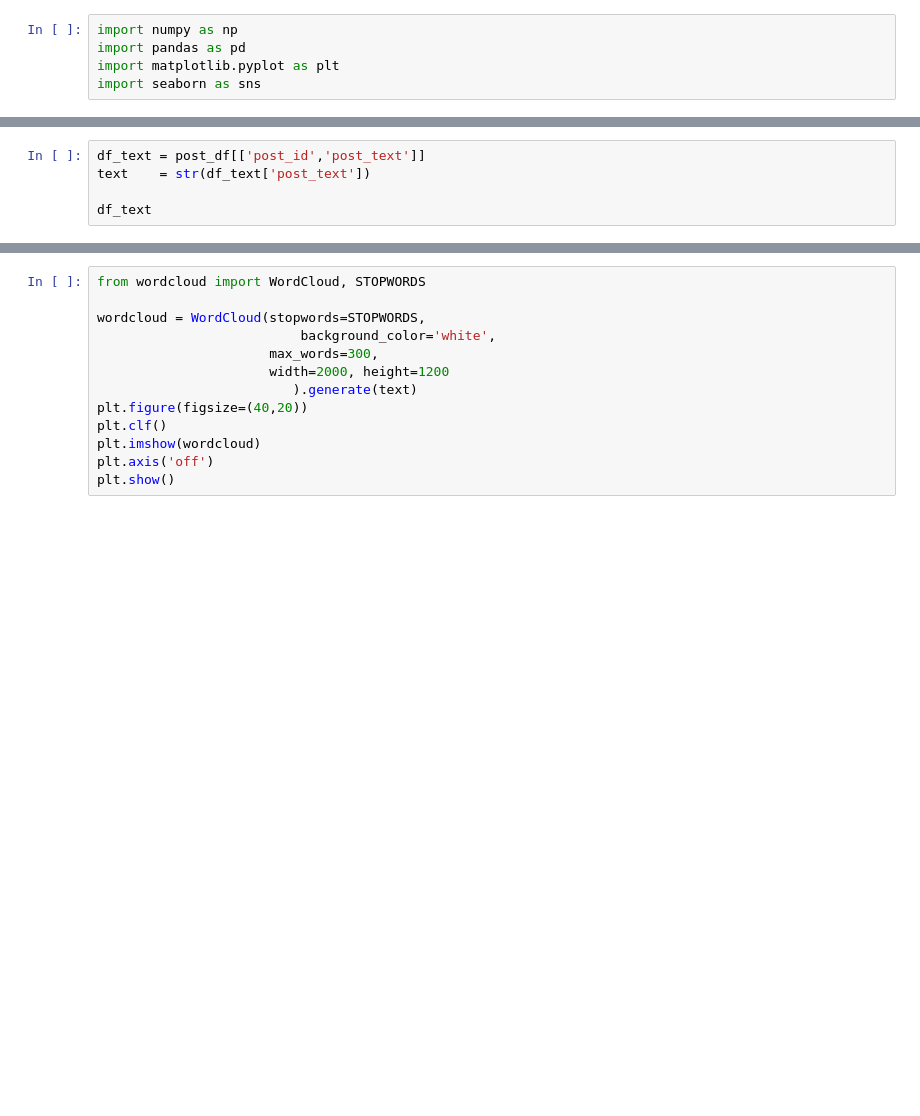
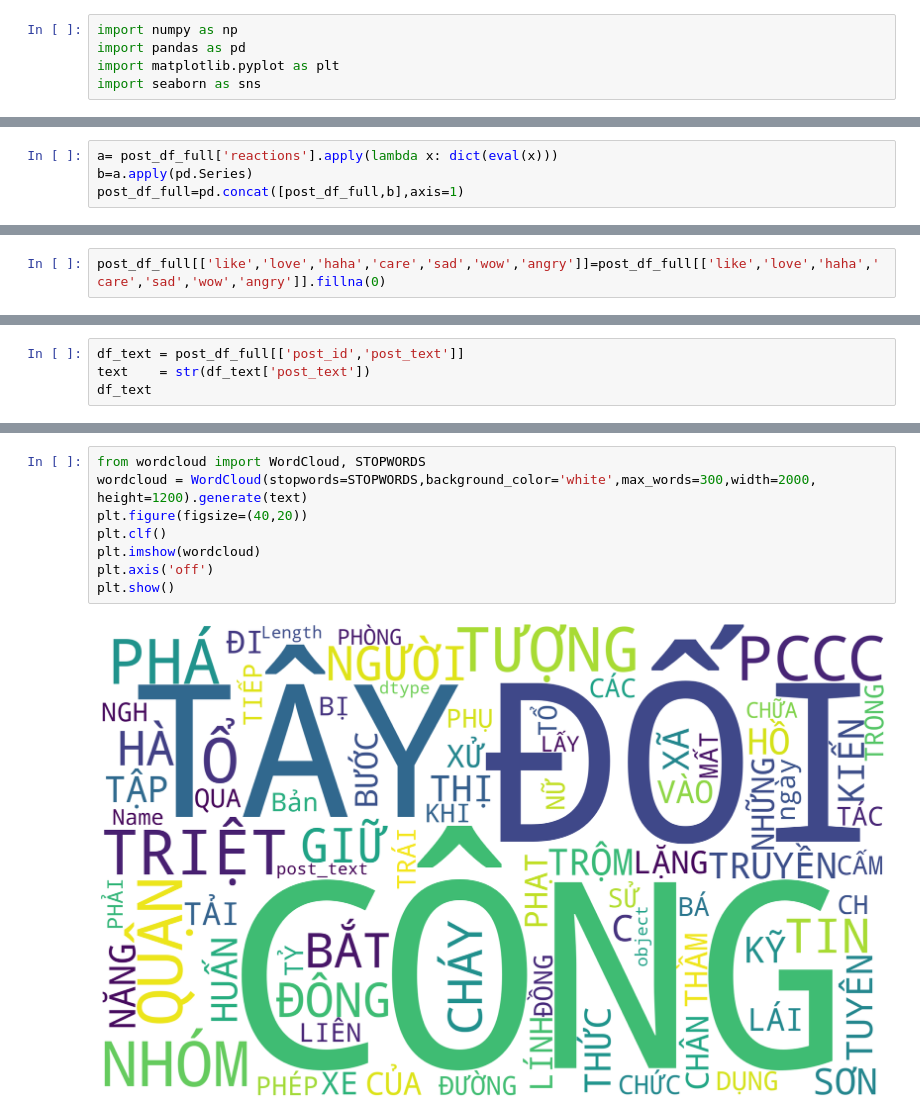
Before and after one commit to photienanh/final_project, a Jupyter notebook: analyze_data.ipynb, the cells around one changed output, grey strips where cells are left out. Saved outputs shown, nothing was run; the diff lists cells and outputs as text; blank space fills up the shorter version.

```diff
--- a/analyze_data.ipynb
+++ b/analyze_data.ipynb
@@ -89,0 +215,4 @@ plt.show()
+# %%
+a= post_df_full['reactions'].apply(lambda x: dict(eval(x)))
+b=a.apply(pd.Series)
+post_df_full=pd.concat([post_df_full,b],axis=1)
@@ -89,0 +235,2 @@ plt.show()
+# %%
+post_df_full[['like','love','haha','care','sad','wow','angry']]=post_df_full[['like','love','haha','care','sad','wow','angry']].fillna(0)
@@ -90,5 +335,4 @@ plt.show()
 # %%
-df_text = post_df[['post_id','post_text']]
+df_text = post_df_full[['post_id','post_text']]
 text    = str(df_text['post_text'])
-
 df_text
@@ -95,13 +353,10 @@ df_text
 # %%
 from wordcloud import WordCloud, STOPWORDS
-
-wordcloud = WordCloud(stopwords=STOPWORDS,
-                          background_color='white',
-                      max_words=300,
-                      width=2000, height=1200
-                         ).generate(text)
+wordcloud = WordCloud(stopwords=STOPWORDS,background_color='white',max_words=300,width=2000, height=1200).generate(text)
 plt.figure(figsize=(40,20))
 plt.clf()
 plt.imshow(wordcloud)
 plt.axis('off')
 plt.show()
+# %% [output]
+[figure, added]
```
Also changed, not shown: parts of 39 cells of this notebook, 1 other file.
